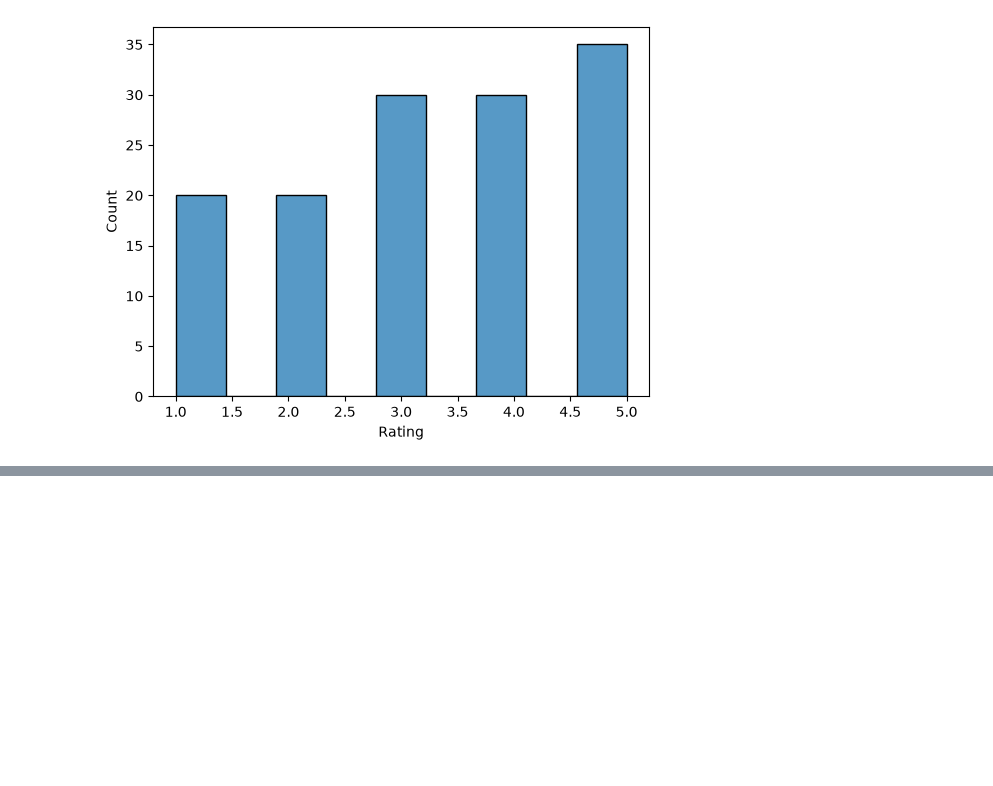
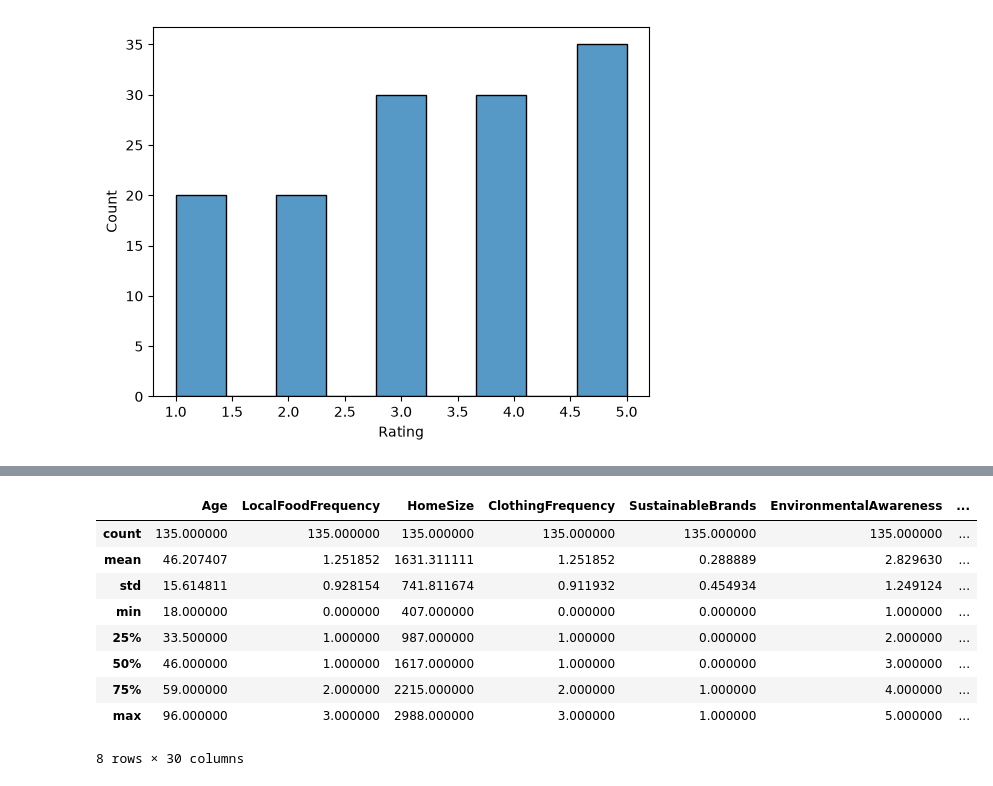
Before and after one commit to tuomasvaltanenLUAS/DataEngineering_AdvDA_2026, a Jupyter notebook: exercise_project_2/task1_undersampling/classification/undersampling_lifestyle_example_clustercentroids.ipynb, the cells around one changed output, grey strips where cells are left out. Saved outputs shown, nothing was run; the diff lists cells and outputs as text; code cells hidden in the pictures; blank space fills up the shorter version.

```diff
--- a/exercise_project_2/task1_undersampling/classification/undersampling_lifestyle_example_clustercentroids.ipynb
+++ b/exercise_project_2/task1_undersampling/classification/undersampling_lifestyle_example_clustercentroids.ipynb
@@ -58,0 +72,13 @@ sns.histplot(df_resampled, x="Rating")
+# %%
+df_resampled.describe()
+# %% [output]
+|  | Age | LocalFoodFrequency | HomeSize | ClothingFrequency | SustainableBrands | EnvironmentalAwareness | ... |
+| count | 135.000000 | 135.000000 | 135.000000 | 135.000000 | 135.000000 | 135.000000 | ... |
+| mean | 46.207407 | 1.251852 | 1631.311111 | 1.251852 | 0.288889 | 2.829630 | ... |
+| std | 15.614811 | 0.928154 | 741.811674 | 0.911932 | 0.454934 | 1.249124 | ... |
+| min | 18.000000 | 0.000000 | 407.000000 | 0.000000 | 0.000000 | 1.000000 | ... |
+| 25% | 33.500000 | 1.000000 | 987.000000 | 1.000000 | 0.000000 | 2.000000 | ... |
+| 50% | 46.000000 | 1.000000 | 1617.000000 | 1.000000 | 0.000000 | 3.000000 | ... |
+| 75% | 59.000000 | 2.000000 | 2215.000000 | 2.000000 | 1.000000 | 4.000000 | ... |
+| max | 96.000000 | 3.000000 | 2988.000000 | 3.000000 | 1.000000 | 5.000000 | ... |
+8 rows × 30 columns
```
Also changed, not shown: parts of 9 cells of this notebook, 1 other file.
